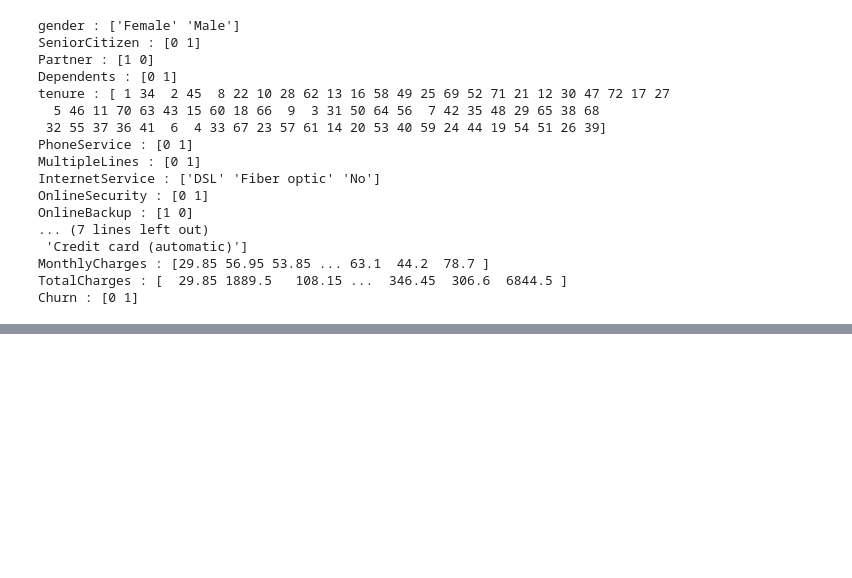
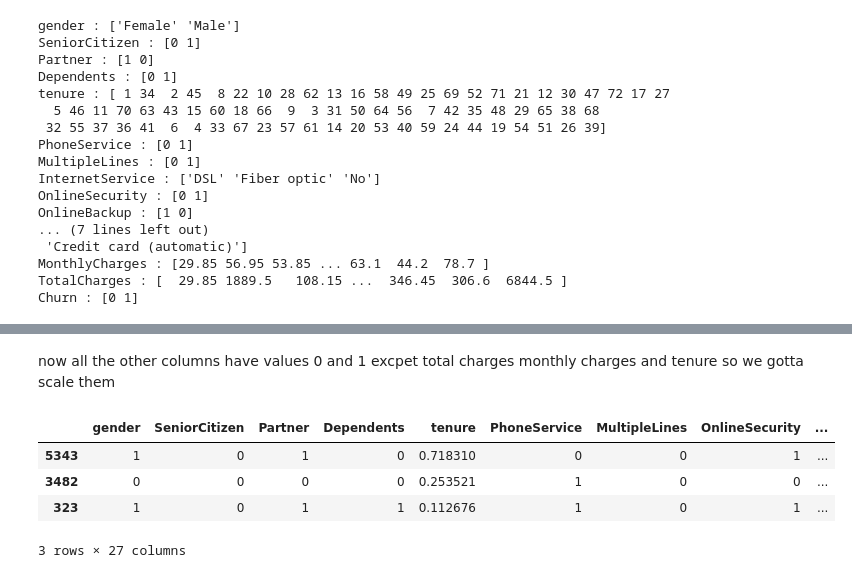
Before and after one commit to eddy1006/DeepLearning_Tutorials, a Jupyter notebook: Customer Churn using ANN/customer_churn_ann.ipynb, the cells around one changed output, grey strips where cells are left out. Drawn from its saved outputs; the diff is of its cells as text; code cells hidden in the pictures; blank space fills up the shorter version.

```diff
--- a/Customer Churn using ANN/customer_churn_ann.ipynb
+++ b/Customer Churn using ANN/customer_churn_ann.ipynb
@@ -328,0 +378,17 @@ Churn : [0 1]
+# %% [markdown]
+now all the other columns have values 0 and 1 excpet total charges monthly charges and tenure so we gotta scale them
+# %%
+cols_to_scale = ['tenure','MonthlyCharges','TotalCharges']
+
+from sklearn.preprocessing import MinMaxScaler
+scaler = MinMaxScaler()
+
+df2[cols_to_scale] = scaler.fit_transform(df2[cols_to_scale])
+# %%
+df2.sample(3)
+# %% [output]
+|  | gender | SeniorCitizen | Partner | Dependents | tenure | PhoneService | MultipleLines | OnlineSecurity | ... |
+| 5343 | 1 | 0 | 1 | 0 | 0.718310 | 0 | 0 | 1 | ... |
+| 3482 | 0 | 0 | 0 | 0 | 0.253521 | 1 | 0 | 0 | ... |
+| 323 | 1 | 0 | 1 | 1 | 0.112676 | 1 | 0 | 1 | ... |
+3 rows × 27 columns
```
Also changed, not shown: parts of 5 cells of this notebook.
